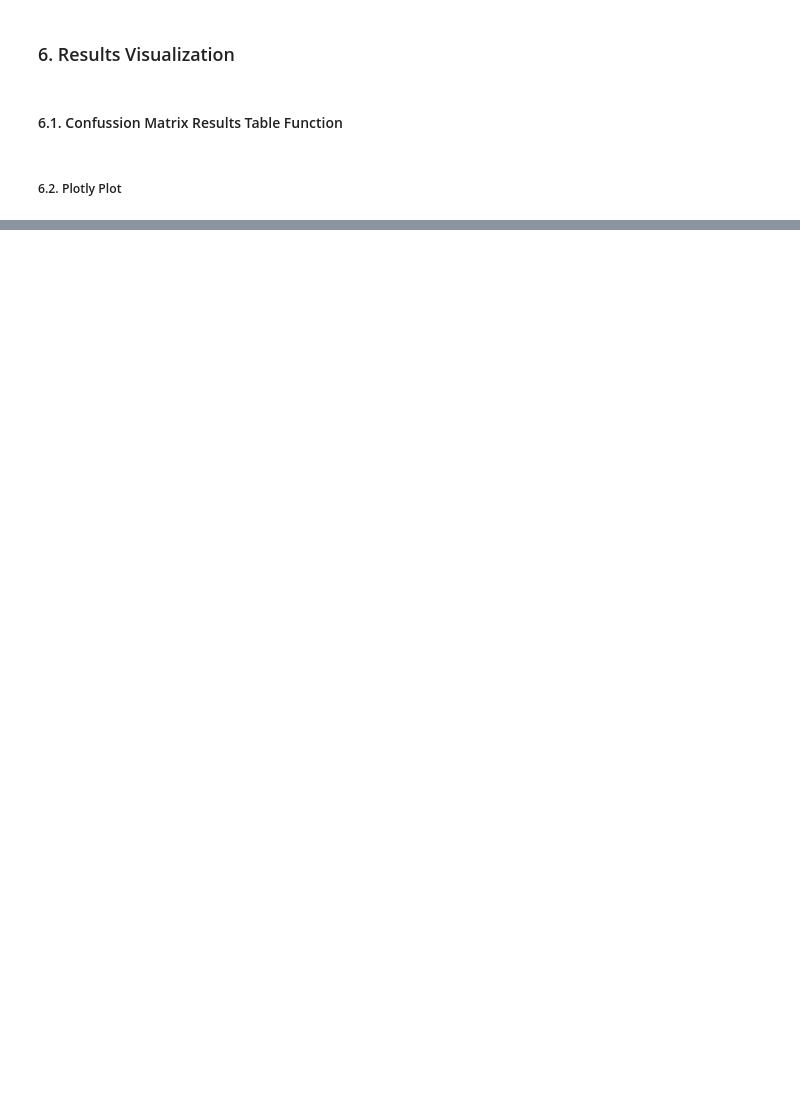
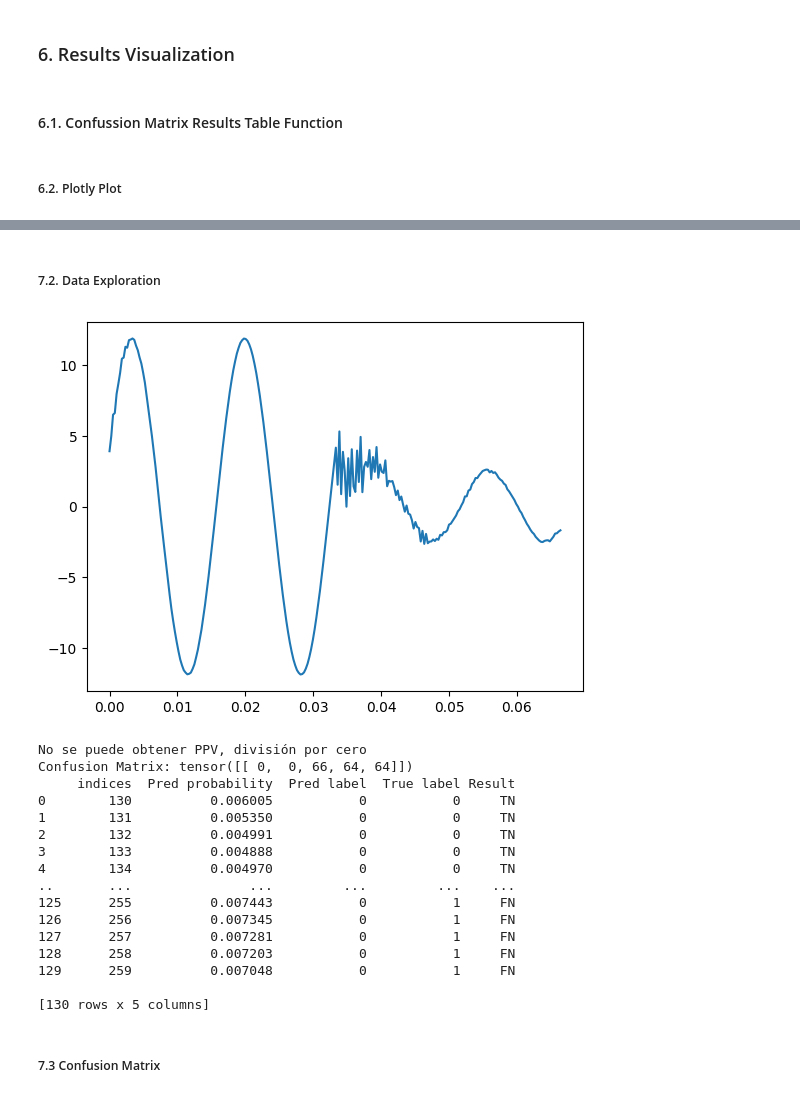
Before and after one commit to alvarohc777/pyTorch, a Jupyter notebook: Formulacion_1_R1.ipynb, the cells around one changed output, grey strips where cells are left out. Saved outputs shown, nothing was run; the diff lists cells and outputs as text; code cells hidden in the pictures; blank space fills up the shorter version.

```diff
--- a/Formulacion_1_R1.ipynb
+++ b/Formulacion_1_R1.ipynb
@@ -282,9 +193,0 @@ Index: []
-# %%
-signal, t = dataset.__getitem__(326, data_plot=True)
-print(t.shape)
-print(signal.shape)
-# plt.plot(t, signal)
-fig = px.line(x=t, y=signal, width=800, height=400)
-fig.show()
-fig = px.scatter(x= sample_df.index,  y=sample_df['Pred label'], width=800, height=400)
-fig.show()
@@ -464,16 +368,14 @@ def conf_matrix_metrics(conf_matrix: torch.LongTensor) -> dict:
     metrics["FPR"] = FP / (FP + TN)
     metrics["TNR"] = TN / (FP + TN)
     metrics["ACC"] = (TP + TN) / (TOTAL)
-    metrics["PPV"] = TP / (TP + FP)
-
+    try:
+        metrics["PPV"] = TP / (TP + FP)
+    except ZeroDivisionError:
+        print("No se puede obtener PPV, división por cero")
     return metrics
 
 
 metrics = conf_matrix_metrics(conf_matrix)
-print(metrics["ACC"])
-print(metrics["TPR"])
-print(metrics["PPV"])
+print(round(metrics["ACC"] * 100, 1))
 print(conf_matrix)
-acc = (conf_matrix[0, 0] + conf_matrix[0, 2]) / conf_matrix[0, :-1].sum()
-print(acc)
 # %% [output]
@@ -647,0 +600,38 @@ for i in range(1, cols * rows + 1):
+# %% [markdown]
+##### 7.2. Data Exploration
+# %%
+# Select Signal Name
+# signal_name = "I: X0023A-R1A"
+# signal_name = "I: X0004A-R2A"
+signal_name = "I: X0071A-R3A"
+
+# Create Dataset
+dataset = Form1Dataset(
+    dataset_dir, max_window_idx=max_window_idx, signal_name=signal_name
+)
+
+# Create signal_df
+sample_df, conf_matrix = signal_exploration(1, dataset, model)
+metrics = conf_matrix_metrics(conf_matrix)
+print(f"Confusion Matrix: {conf_matrix}")
+print(sample_df)
+# %% [output]
+[figure, added]
+No se puede obtener PPV, división por cero
+Confusion Matrix: tensor([[ 0,  0, 66, 64, 64]])
+     indices  Pred probability  Pred label  True label Result
+0        130          0.006005           0           0     TN
+1        131          0.005350           0           0     TN
+2        132          0.004991           0           0     TN
+3        133          0.004888           0           0     TN
+4        134          0.004970           0           0     TN
+..       ...               ...         ...         ...    ...
+125      255          0.007443           0           1     FN
+126      256          0.007345           0           1     FN
+127      257          0.007281           0           1     FN
+128      258          0.007203           0           1     FN
+129      259          0.007048           0           1     FN
+
+[130 rows x 5 columns]
+# %% [markdown]
+##### 7.3 Confusion Matrix
```
Also changed, not shown: parts of 16 cells of this notebook.
